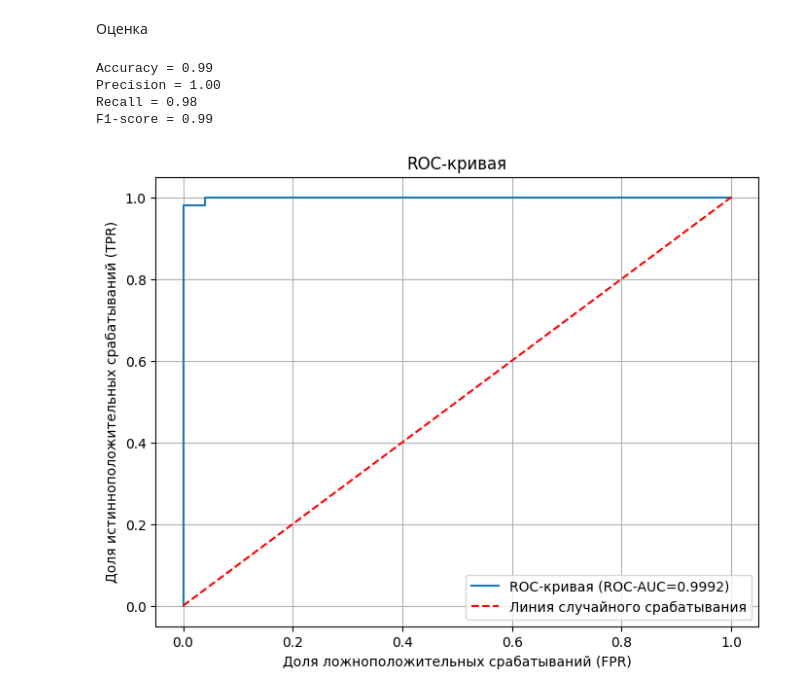
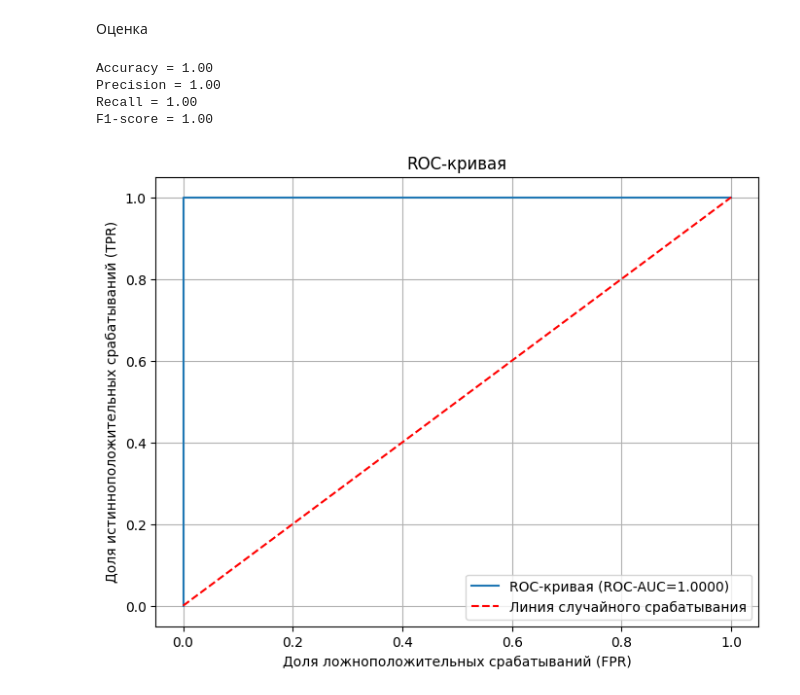
Before and after one commit to Walbyq/lin-log-regression-math, a Jupyter notebook: lin_log_regression_math.ipynb, the cells around one changed output. Cells and saved outputs as stored; diff of their text form; code cells hidden in the pictures.

```diff
--- a/lin_log_regression_math.ipynb
+++ b/lin_log_regression_math.ipynb
@@ -233,7 +234,7 @@ from decimal import Decimal, ROUND_HALF_UP
 Генерация данных
 # %%
 # Сгенерируем простой датасет для теста
-X, y_true = make_classification(
+X, y = make_classification(
     n_samples=100,
     n_features=2,
     n_informative=2,
@@ -242,13 +243,24 @@ X, y_true = make_classification(
     random_state=42
 )
 
+X_train, X_test, y_train, y_test = train_test_split(X, y, test_size=0.3, random_state=42, shuffle=True, stratify=y)
+
 # Визуализируем датасет
 plt.figure(figsize=(8, 6))
-scatter = plt.scatter(X[:, 0], X[:, 1], c=y_true, cmap='bwr', edgecolor='k')
+scatter_train = plt.scatter(X_train[:, 0], X_train[:, 1], c=y_train, cmap='bwr', marker='o', edgecolor='k', label='Обучающая выборка')
+scatter_test = plt.scatter(X_test[:, 0], X_test[:, 1], c=y_test, cmap='bwr', marker='v', edgecolor='k', label='Тестовая выборка')
 plt.title('Синтетический датасет')
 plt.xlabel('x')
 plt.ylabel('y')
-plt.legend(*scatter.legend_elements(), title="Класс")
 plt.grid(True)
+
+# Корректные метки классов:
+handles = [
+    plt.Line2D([], [], marker='o', color='blue', markeredgecolor='k', linestyle='', label='Класс 0 (train)'),
+    plt.Line2D([], [], marker='v', color='blue', markeredgecolor='k', linestyle='', label='Класс 0 (test)'),
+    plt.Line2D([], [], marker='o', color='red', markeredgecolor='k', linestyle='', label='Класс 1 (train)'),
+    plt.Line2D([], [], marker='v', color='red', markeredgecolor='k', linestyle='', label='Класс 1 (test)')
+]
+plt.legend(handles=handles, title="Класс и тип выборки")
 plt.show()
 # %% [output]
@@ -298,24 +350,18 @@ plt.show()
 # %% [markdown]
 Оценка
 # %%
-# Функция для округления по правилам арифметики
-def round_half_up(n):
-    return int(Decimal(n).to_integral_value(rounding=ROUND_HALF_UP))
-
-# Векторизуем функцию для работы с массивом numpy
-round_half_up_vec = np.vectorize(round_half_up)
-y_pred_round = round_half_up_vec(y_pred)
-
 # Функция для вычисления показателей матрицы ошибок
-def confusion_counts(y_true, y_pred_bin):
-    tp = np.sum((y_true == 1) & (y_pred_bin == 1))
-    tn = np.sum((y_true == 0) & (y_pred_bin == 0))
-    fp = np.sum((y_true == 0) & (y_pred_bin == 1))
-    fn = np.sum((y_true == 1) & (y_pred_bin == 0))
+def confusion_counts(y_true, y_pred):
+    tp = np.sum((y_true == 1) & (y_pred == 1))
+    tn = np.sum((y_true == 0) & (y_pred == 0))
+    fp = np.sum((y_true == 0) & (y_pred == 1))
+    fn = np.sum((y_true == 1) & (y_pred == 0))
     return tp, tn, fp, fn
 
-# Вычисляем метрики
-tp, tn, fp, fn = confusion_counts(y_true, y_pred_round)
+# --== Accuracy, Precision, Recall, F1-score ==--
+y_pred = model.predict(X_test)
+
+tp, tn, fp, fn = confusion_counts(y_test, y_pred)
 
 accuracy = (tp + tn) / (tp + tn + fp + fn)
 precision = tp / (tp + fp)
@@ -323,38 +369,40 @@ recall = tp / (tp + fn)
 f1_score = 2 * precision * recall / (precision + recall)
 
 print(f"Accuracy = {accuracy:.2f}")
 print(f"Precision = {precision:.2f}")
 print(f"Recall = {recall:.2f}")
 print(f"F1-score = {f1_score:.2f}")
 
-# Строим ROC-кривую
+# --== ROC AUC ==--
+y_prob = model.predict_proba(X_test)
+
 tpr = []
 fpr = []
 
-for threshold in np.unique(np.append(y_pred, [0, 1]))[::-1]:
-    y_thresholded = np.array([1 if prediction > threshold else 0 for prediction in y_pred])
+for threshold in np.unique(np.append(y_prob, [0, 1]))[::-1]:
+    y_thresholded = np.array([1 if prob > threshold else 0 for prob in y_prob])
 
-    tp, tn, fp, fn = confusion_counts(y_true, y_thresholded)
+    tp, tn, fp, fn = confusion_counts(y_test, y_thresholded)
 
     tpr.append(tp / (tp + fn))
     fpr.append(fp / (fp + tn))
 
 auc = 0
 for i in range(len(fpr) - 1):
     auc += ((fpr[i + 1] - fpr[i]) * (tpr[i + 1] + tpr[i])) / 2
 
 plt.figure(figsize=(8, 6))
 plt.plot(fpr, tpr, label=f'ROC-кривая (ROC-AUC={auc:.4f})')
 plt.plot([0, 1], [0, 1], linestyle='--', color='red', label='Линия случайного срабатывания')
 plt.xlabel('Доля ложноположительных срабатываний (FPR)')
 plt.ylabel('Доля истинноположительных срабатываний (TPR)')
 plt.title('ROC-кривая')
 plt.legend()
 plt.grid(True)
 plt.show()
 # %% [output]
-Accuracy = 0.99
+Accuracy = 1.00
 Precision = 1.00
-Recall = 0.98
-F1-score = 0.99
+Recall = 1.00
+F1-score = 1.00
-[figure, old version]
+[figure, new version]
```
Also changed, not shown: parts of 4 cells of this notebook.
